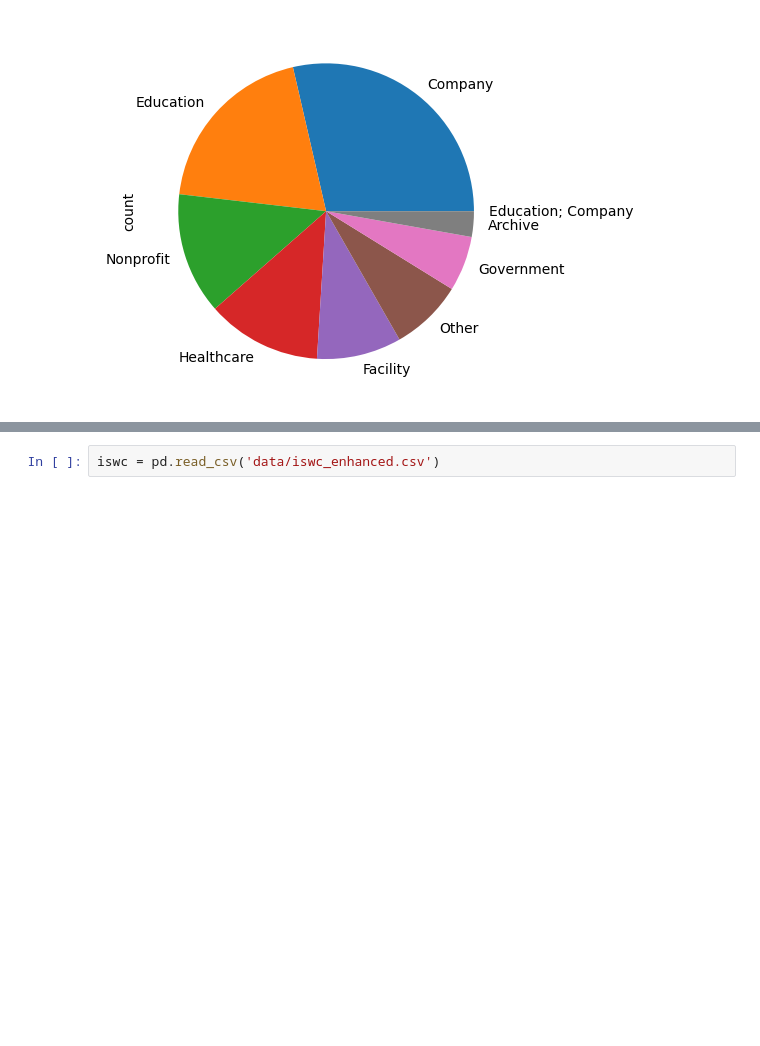
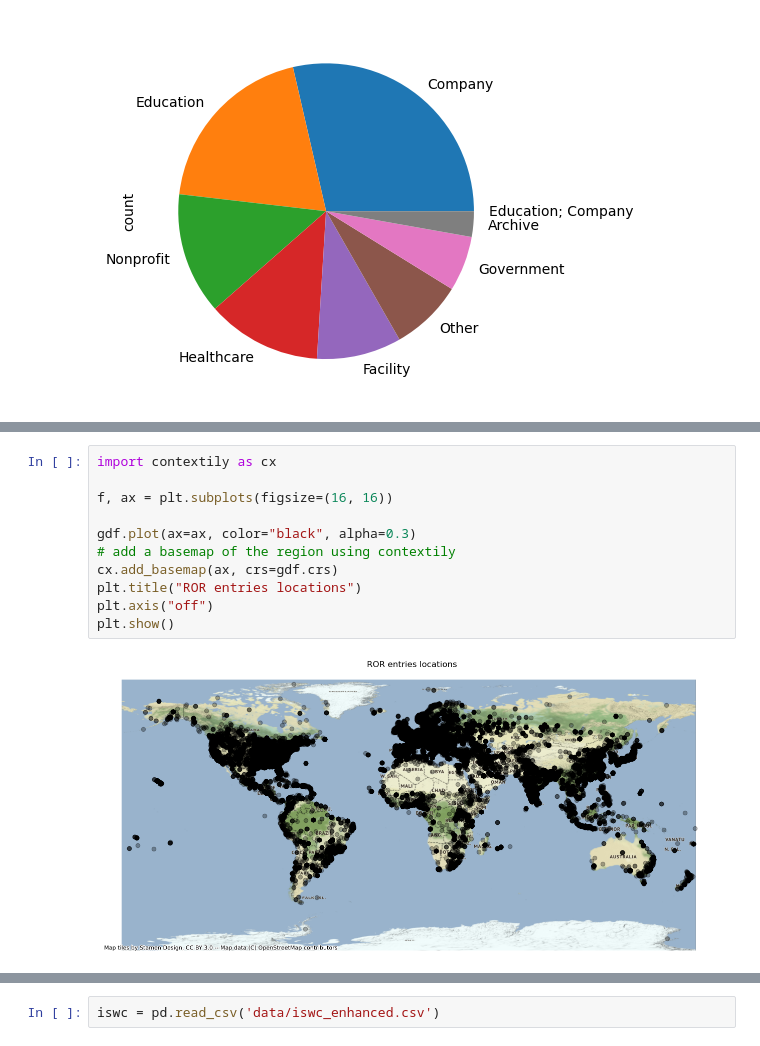
Before and after one commit to andremann/SciSci-course, a Jupyter notebook: 02-laboratory.ipynb, the cells around one changed output, grey strips where cells are left out. Saved outputs shown, nothing was run; the diff lists cells and outputs as text; blank space fills up the shorter version.

```diff
--- a/02-laboratory.ipynb
+++ b/02-laboratory.ipynb
@@ -122,0 +157,13 @@ ror['types'].value_counts().plot.pie()
+# %%
+import contextily as cx
+
+f, ax = plt.subplots(figsize=(16, 16))
+
+gdf.plot(ax=ax, color="black", alpha=0.3)
+# add a basemap of the region using contextily
+cx.add_basemap(ax, crs=gdf.crs)
+plt.title("ROR entries locations")
+plt.axis("off")
+plt.show()
+# %% [output]
+[figure, added]
```
Also changed, not shown: parts of 7 cells of this notebook.
